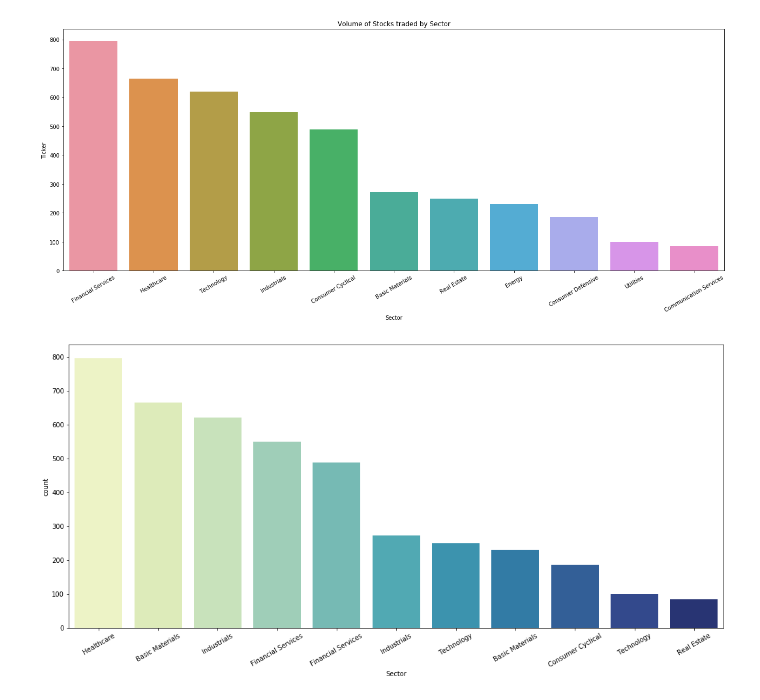
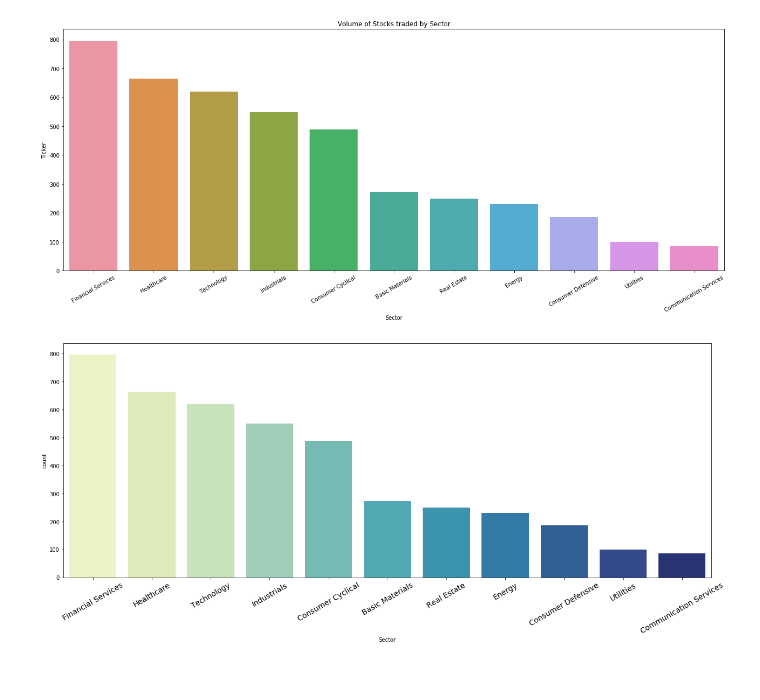
Before and after one commit to daniel-valdes/stock-eda, a Jupyter notebook: eda.ipynb, the cells around one changed output. Saved outputs shown, nothing was run; the diff lists cells and outputs as text; code cells hidden in the pictures.

Commit message:
Updated visualizations

```diff
--- a/eda.ipynb
+++ b/eda.ipynb
@@ -55,7 +63,8 @@ plt.tight_layout()
 [figure]
 # %%
 plt.figure(figsize=(18,8))
-sns.countplot(x='Sector', data = df, palette='YlGnBu', order=df['Sector'].value_counts().index).set_xticklabels(labels = df['Sector'], rotation=30)
-plt.savefig(os.path.join('Figures','StockVolume_Sector.png'))
+sns.countplot(x='Sector', data = df, palette='YlGnBu', order=df['Sector'].value_counts().index).set_xticklabels(labels = df['Sector'].value_counts().index, fontdict={'fontsize': 14},rotation=30)
+plt.tight_layout()
+# plt.savefig(os.path.join('Figures','StockVolume_Sector.png'))
 # %% [output]
-[figure, old version]
+[figure, new version]
```
Also changed, not shown: parts of 8 cells of this notebook, 1 other file.
